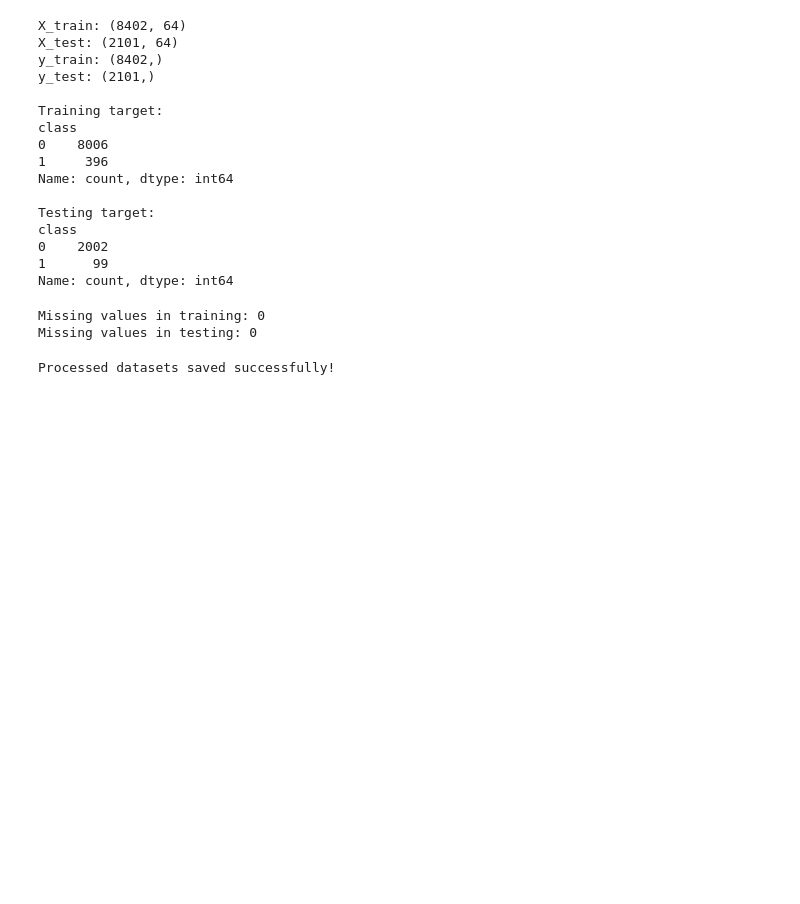
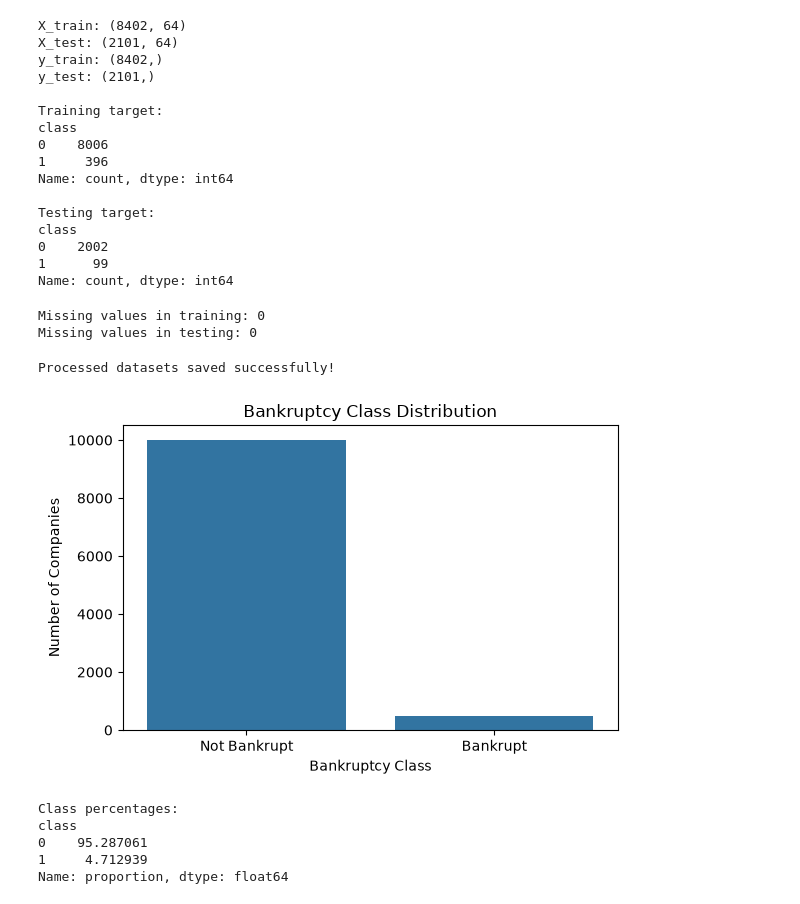
Before and after one commit to luna212022/Corporate-Bankruptcy-Prediction, a Jupyter notebook: notebooks/bankruptcy_prediction.ipynb, the cells around one changed output. Drawn from its saved outputs; the diff is of its cells as text; code cells hidden in the pictures; blank space fills up the shorter version.

```diff
--- a/notebooks/bankruptcy_prediction.ipynb
+++ b/notebooks/bankruptcy_prediction.ipynb
@@ -232,3 +232,29 @@ y_test.to_csv("../data/processed/y_test.csv", index=False)
 print("Processed datasets saved successfully!")
 # %% [output]
 Processed datasets saved successfully!
+# %%
+plt.figure(figsize=(6, 4))
+
+sns.countplot(x=y)
+
+plt.title("Bankruptcy Class Distribution")
+plt.xlabel("Bankruptcy Class")
+plt.ylabel("Number of Companies")
+plt.xticks([0, 1], ["Not Bankrupt", "Bankrupt"])
+
+plt.tight_layout()
+plt.savefig("../results/class_distribution.png")
+plt.show()
+# %% [output]
+[figure, added]
+# %%
+class_percent = y.value_counts(normalize=True) * 100
+
+print("Class percentages:")
+print(class_percent)
+# %% [output]
+Class percentages:
+class
+0    95.287061
+1     4.712939
+Name: proportion, dtype: float64
```
Also changed, not shown: parts of 3 cells of this notebook, 2 other files.
